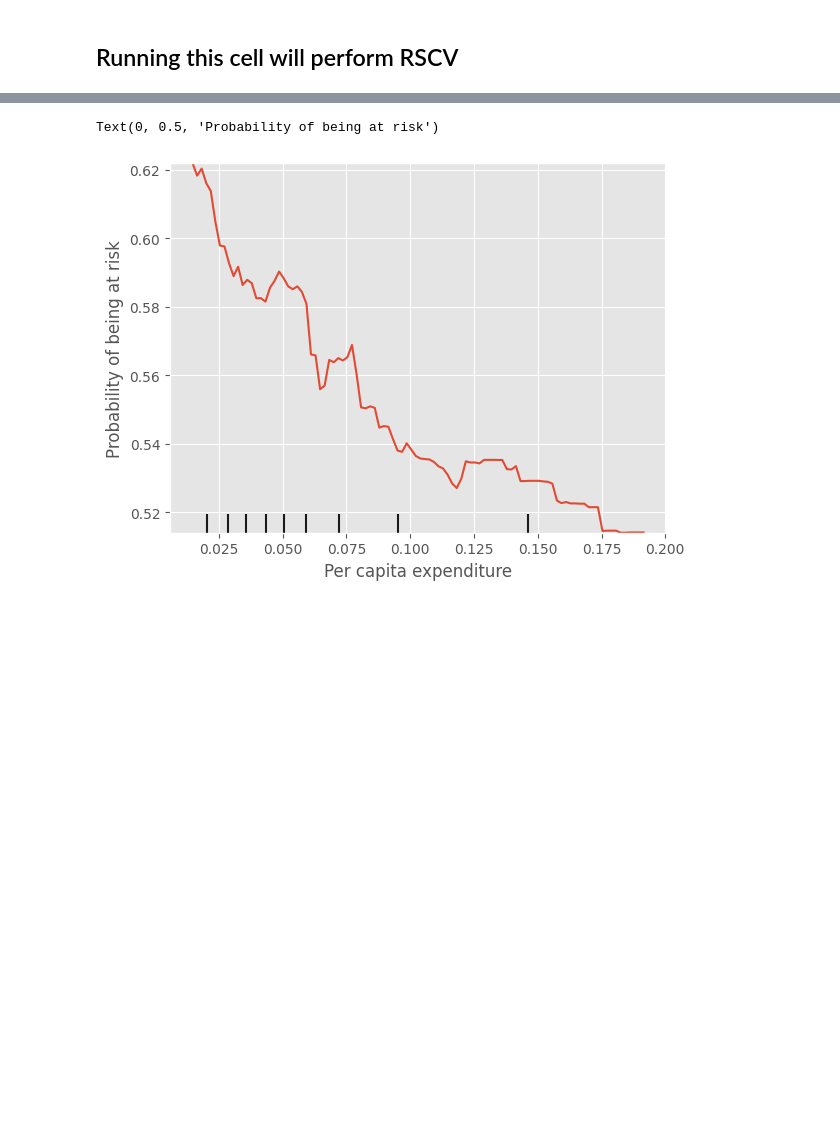
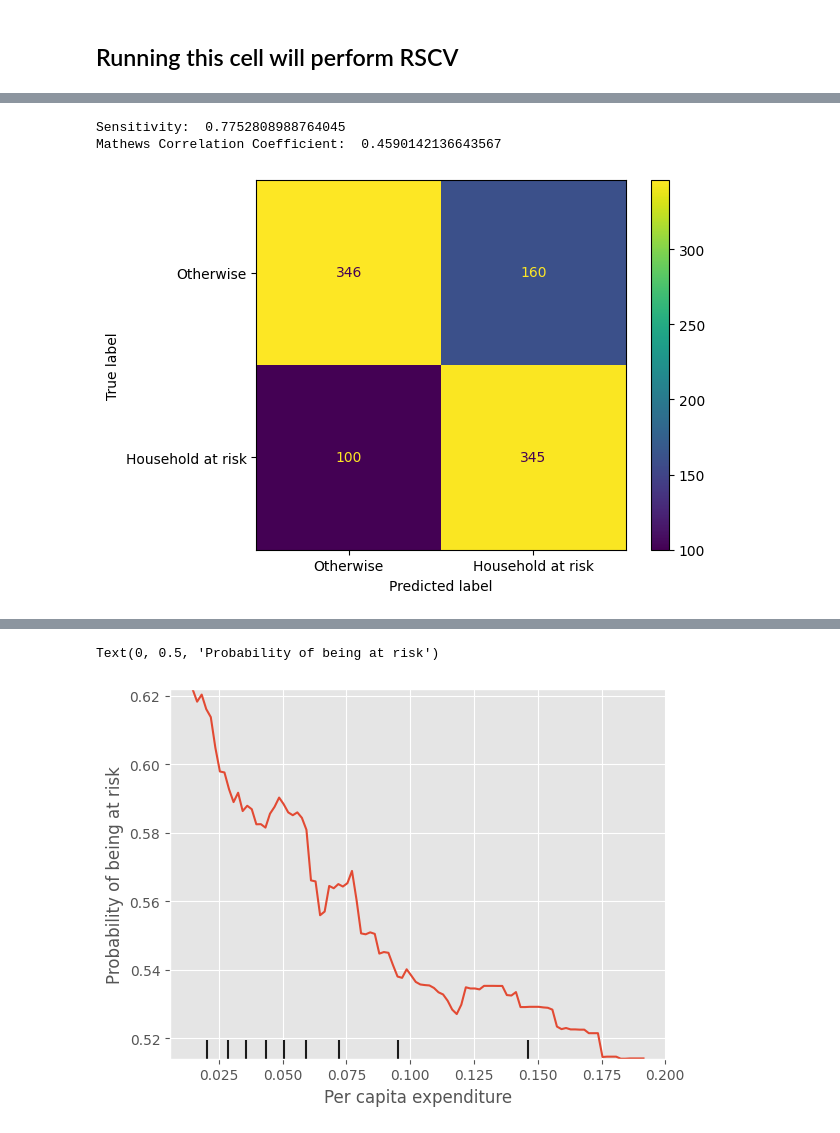
Before and after one commit to renatoquiliche/PaperCienciaDados-PunoPeru, a Jupyter notebook: Python Code/RFC_final.ipynb, the cells around one changed output, grey strips where cells are left out. Drawn from its saved outputs; the diff is of its cells as text; code cells hidden in the pictures; blank space fills up the shorter version.

```diff
--- a/Python Code/RFC_final.ipynb
+++ b/Python Code/RFC_final.ipynb
@@ -410,0 +115,12 @@ results.to_csv("cross_validation.csv")
+# %%
+import time
+start = time.time()
+
+n_iter = 50
+K= 10
+alpha = 1 #All the importance to MCC
+repeats=2
+ENLR_results2 =  BSCV(K=K, n_iter=n_iter, alpha=alpha, pipe=pipe).fit(x_train, y_train)
+
+Total_time = (time.time() - start)
+print("Training time: ", Total_time, " seconds")
@@ -410,0 +145,15 @@ results.to_csv("cross_validation.csv")
+# %%
+from sklearn.metrics import confusion_matrix, ConfusionMatrixDisplay
+
+predictions = ENLR_results2.best_estimator_.predict(x_test)
+cm = confusion_matrix(y_test, predictions, labels=ENLR_results2.best_estimator_.classes_)
+disp = ConfusionMatrixDisplay(confusion_matrix=cm, display_labels=["Otherwise", "Household at risk"])
+disp.plot()
+
+
+print('Sensitivity: ', sensitivity(y_test, predictions))
+print('Mathews Correlation Coefficient: ', matthews_corrcoef(y_test, predictions))
+# %% [output]
+Sensitivity:  0.7752808988764045
+Mathews Correlation Coefficient:  0.4590142136643567
+[figure, added]
```
Also changed, not shown: parts of 40 cells of this notebook, 3 other files.
